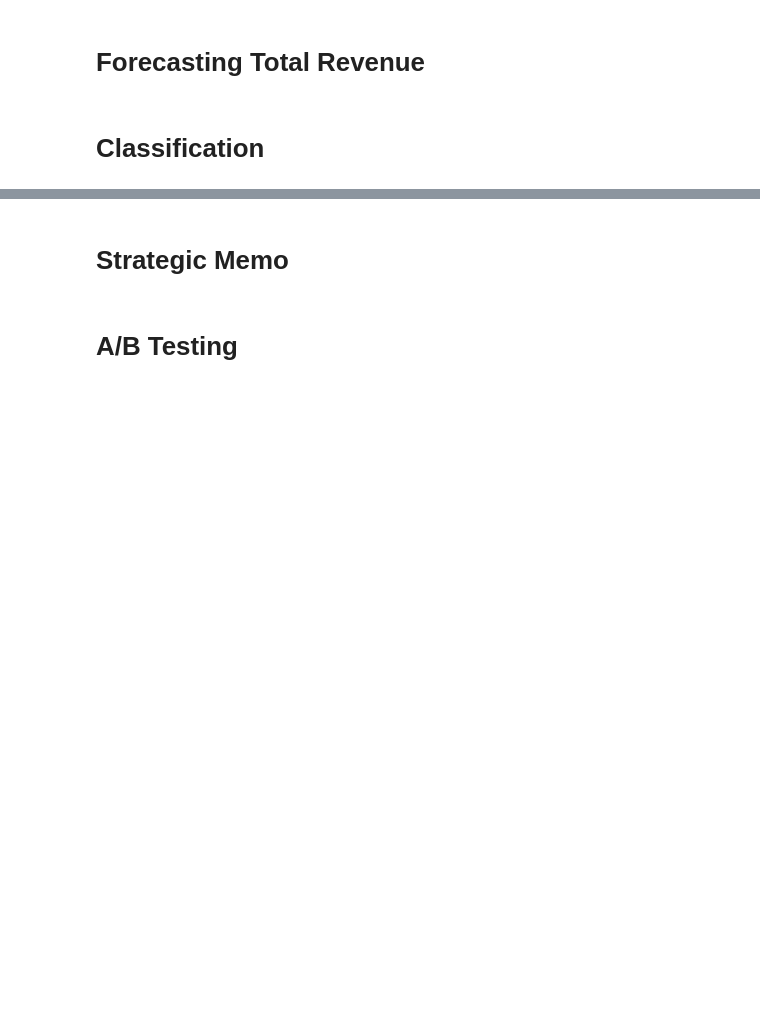
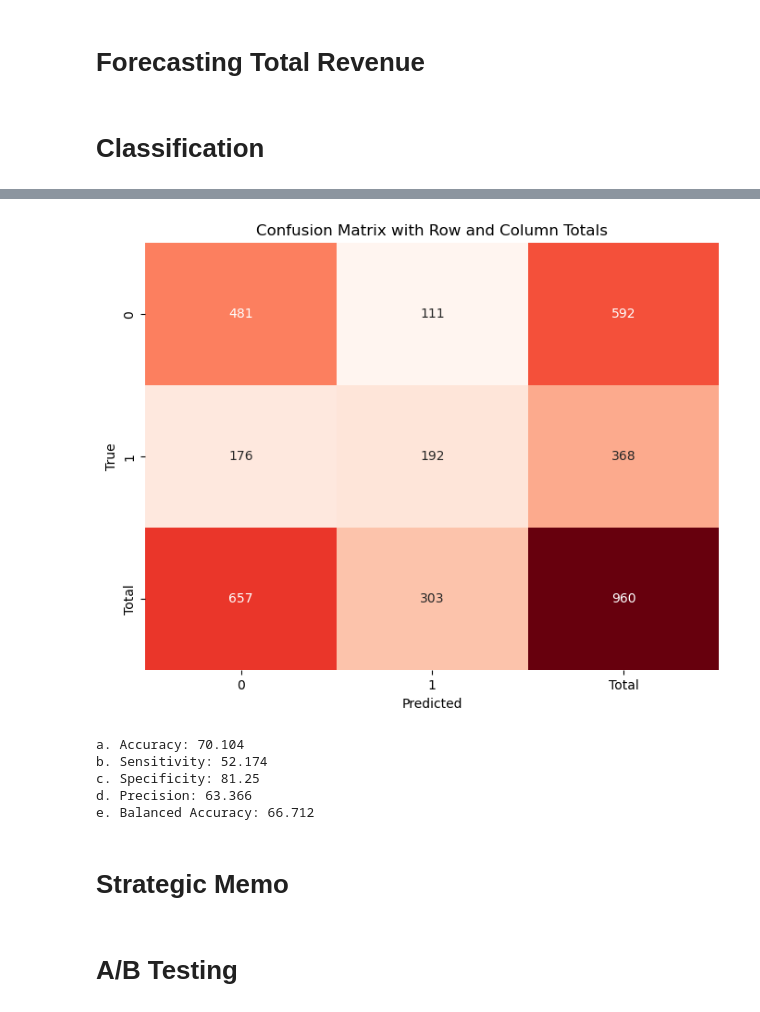
Before and after one commit to dz080/AD654_FinalProject, a Jupyter notebook: SemesterProject_JPD18.ipynb, the cells around one changed output, grey strips where cells are left out. Drawn from its saved outputs; the diff is of its cells as text; code cells hidden in the pictures; blank space fills up the shorter version.

```diff
--- a/SemesterProject_JPD18.ipynb
+++ b/SemesterProject_JPD18.ipynb
@@ -355,0 +602,3 @@ regional_fam_k4.groupby(['Cluster']).agg({
+# %%
+X = carnival_visitors_dummies.drop('preference_binary', axis =1)
+y = carnival_visitors_dummies['preference_binary']
@@ -356,3 +658,46 @@ regional_fam_k4.groupby(['Cluster']).agg({
+# %%
+y_pred = rf_best.predict(X_test)
+# Create confusion matrix
+cm = confusion_matrix(y_test, y_pred)
+cm = confusion_matrix(y_test, y_pred)
+# Compute row and column sums
+row_sums = np.sum(cm, axis=1)
+col_sums = np.sum(cm, axis=0)
+# Add row and column sums to the confusion matrix
+cm_with_totals = np.vstack((cm, col_sums))
+cm_with_totals = np.column_stack((cm_with_totals, np.append(row_sums, np. sum(col_sums))))
+
+# Plot the confusion matrix with totals
+plt.figure(figsize=(8, 6))
+sns.heatmap(cm_with_totals, annot=True, fmt="d", cmap="Reds", cbar=False, xticklabels=["0", "1", "Total"], yticklabels=["0", "1", "Total"])
+plt.xlabel('Predicted')
+plt.ylabel('True')
+plt.title('Confusion Matrix with Row and Column Totals')
+plt.show()
+
+# a. Accuracy
+accuracy = accuracy_score(y_test, y_pred)
+print("a. Accuracy:", round(accuracy * 100,3))
+# b. Sensitivity (Recall)
+sensitivity = recall_score(y_test, y_pred)
+print("b. Sensitivity:", round(sensitivity * 100,3))
+# c. Specificity
+tn, fp, fn, tp = confusion_matrix(y_test, y_pred).ravel()
+specificity = tn / (tn + fp)
+print("c. Specificity:", round(specificity * 100,3))
+# d. Precision
+precision = precision_score(y_test, y_pred)
+print("d. Precision:", round(precision * 100,3))
+# e. Balanced Accuracy
+balanced_accuracy = balanced_accuracy_score(y_test, y_pred)
+print("e. Balanced Accuracy:", round(balanced_accuracy * 100,3))
+# %% [output]
+[figure, added]
+a. Accuracy: 70.104
+b. Sensitivity: 52.174
+c. Specificity: 81.25
+d. Precision: 63.366
+e. Balanced Accuracy: 66.712
 # %% [markdown]
 # Strategic Memo
 # %% [markdown]
```
Also changed, not shown: parts of 37 cells of this notebook.
